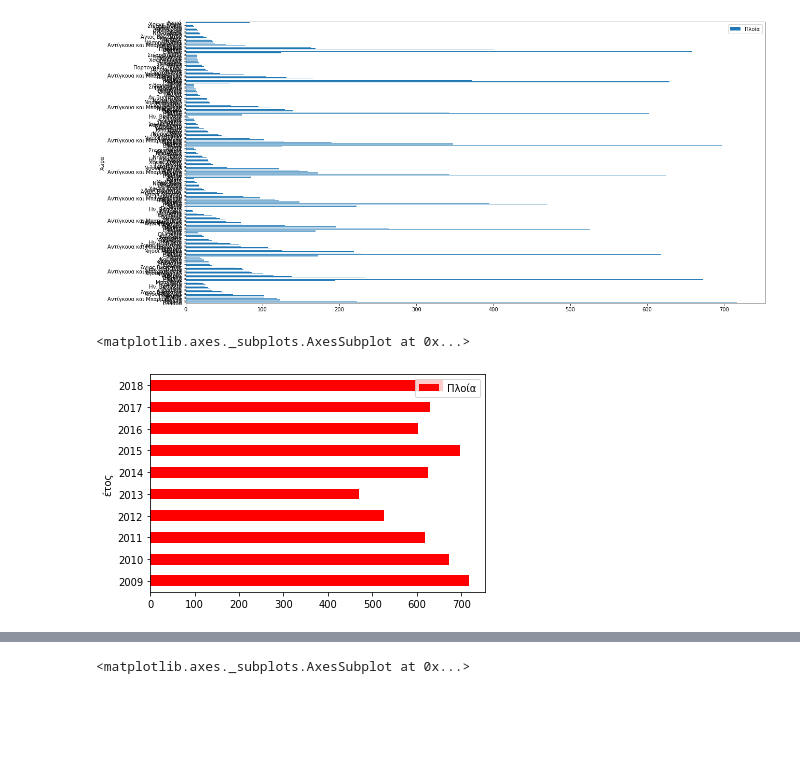
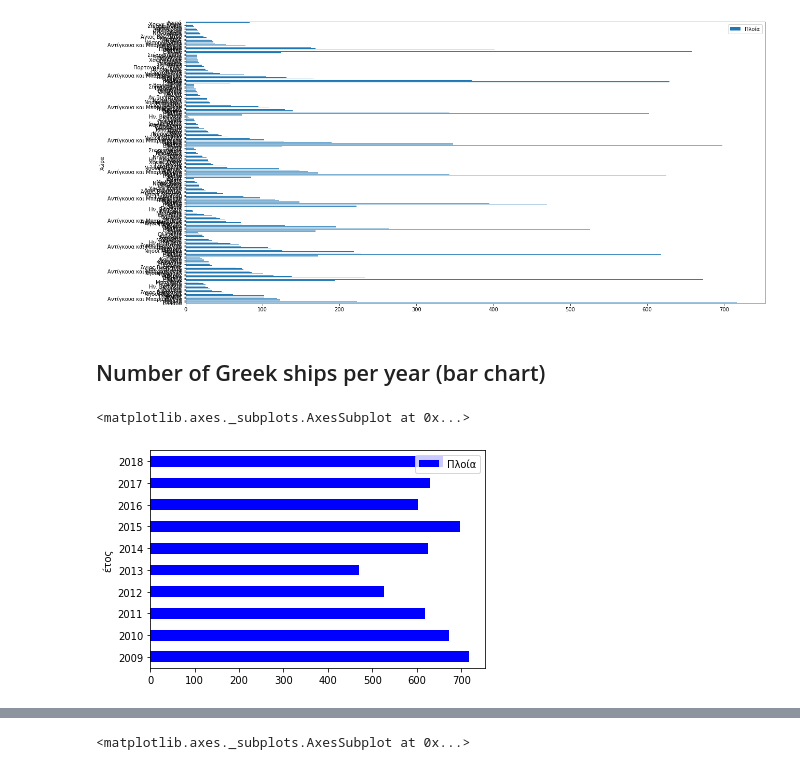
Before and after one commit to kosmaspanag/data-studio-projects, a Jupyter notebook: Ship_Trafic_Thessaloniki_Port.ipynb, the cells around one changed output, grey strips where cells are left out. Cells and saved outputs as stored; diff of their text form; code cells hidden in the pictures; blank space fills up the shorter version.

```diff
--- a/Ship_Trafic_Thessaloniki_Port.ipynb
+++ b/Ship_Trafic_Thessaloniki_Port.ipynb
@@ -1024,9 +1043,11 @@ final.plot(x='Χώρα', y='Πλοία', kind='barh',figsize=(20,10))
 # %% [output]
 <matplotlib.axes._subplots.AxesSubplot at 0x...>
 [figure]
+# %% [markdown]
+## Number of Greek ships per year (bar chart)
 # %%
 greece = final[final.Χώρα == 'Ελλάδα']
-greece.plot(x='έτος', y='Πλοία', kind='barh', color = 'red')
+greece.plot(x='έτος', y='Πλοία', kind='barh', color = 'blue')
 # %% [output]
 <matplotlib.axes._subplots.AxesSubplot at 0x...>
-[figure, old version]
+[figure, new version]
```
Also changed, not shown: parts of 31 cells of this notebook.
